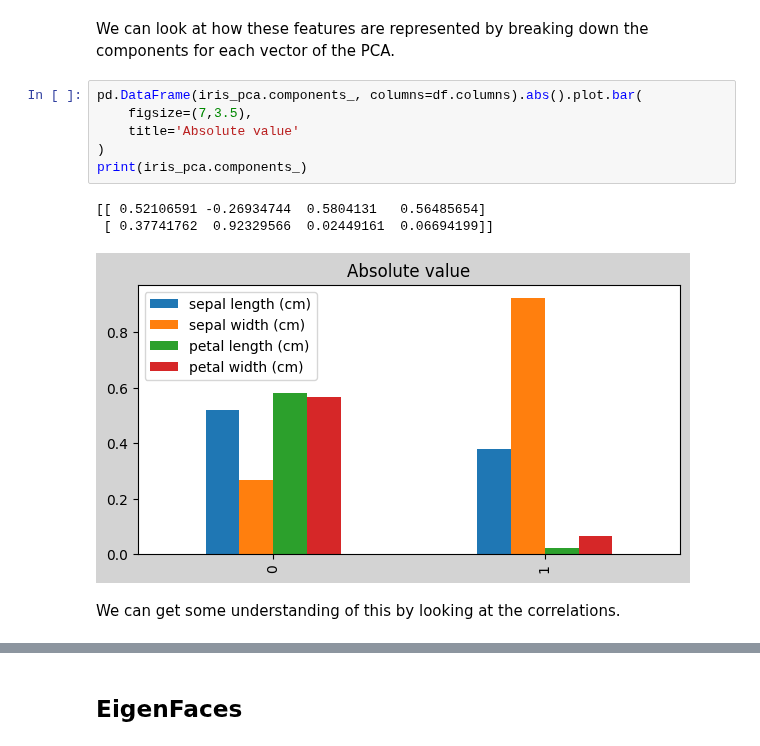
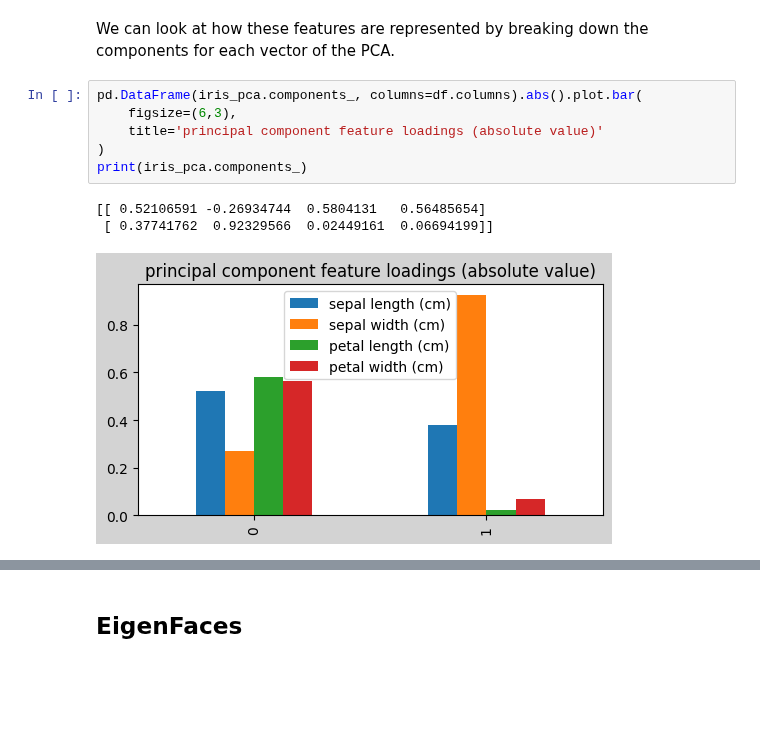
Before and after one commit to rameshnatarajanus/katz-aim5004-fall2025, a Jupyter notebook: notebooks/Lecture-20-UnsupervisedLearning.ipynb, the cells around one changed output, grey strips where cells are left out. Cells and saved outputs as stored; diff of their text form; blank space fills up the shorter version.

```diff
--- a/notebooks/Lecture-20-UnsupervisedLearning.ipynb
+++ b/notebooks/Lecture-20-UnsupervisedLearning.ipynb
@@ -476,13 +511,11 @@ df.head()
 We can look at how these features are represented by breaking down the components for each vector of the PCA.
 # %%
 pd.DataFrame(iris_pca.components_, columns=df.columns).abs().plot.bar(
-    figsize=(7,3.5),
-    title='Absolute value'
+    figsize=(6,3),
+    title='principal component feature loadings (absolute value)'
 )
 print(iris_pca.components_)
 # %% [output]
 [[ 0.52106591 -0.26934744  0.5804131   0.56485654]
  [ 0.37741762  0.92329566  0.02449161  0.06694199]]
-[figure, old version]
+[figure, new version]
-# %% [markdown]
-We can get some understanding of this by looking at the correlations.
```
Also changed, not shown: parts of 35 cells of this notebook.
